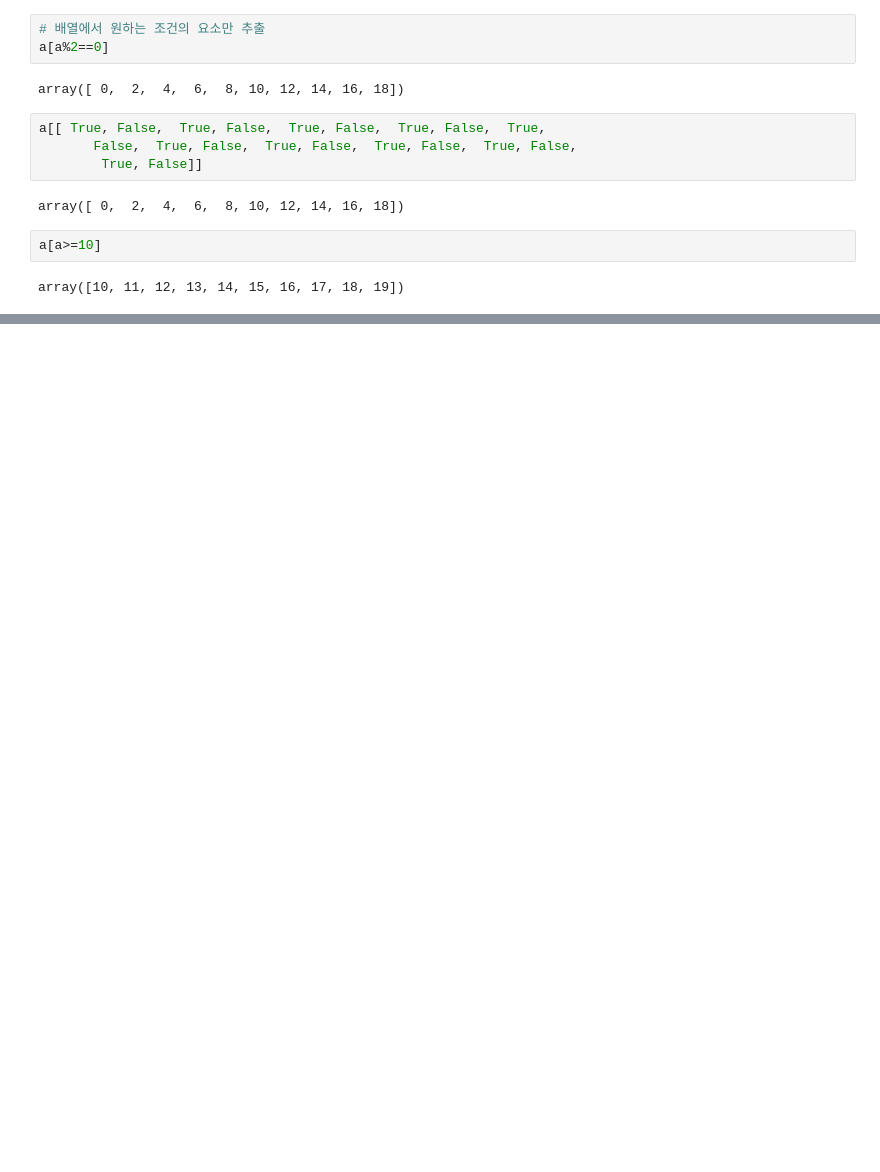
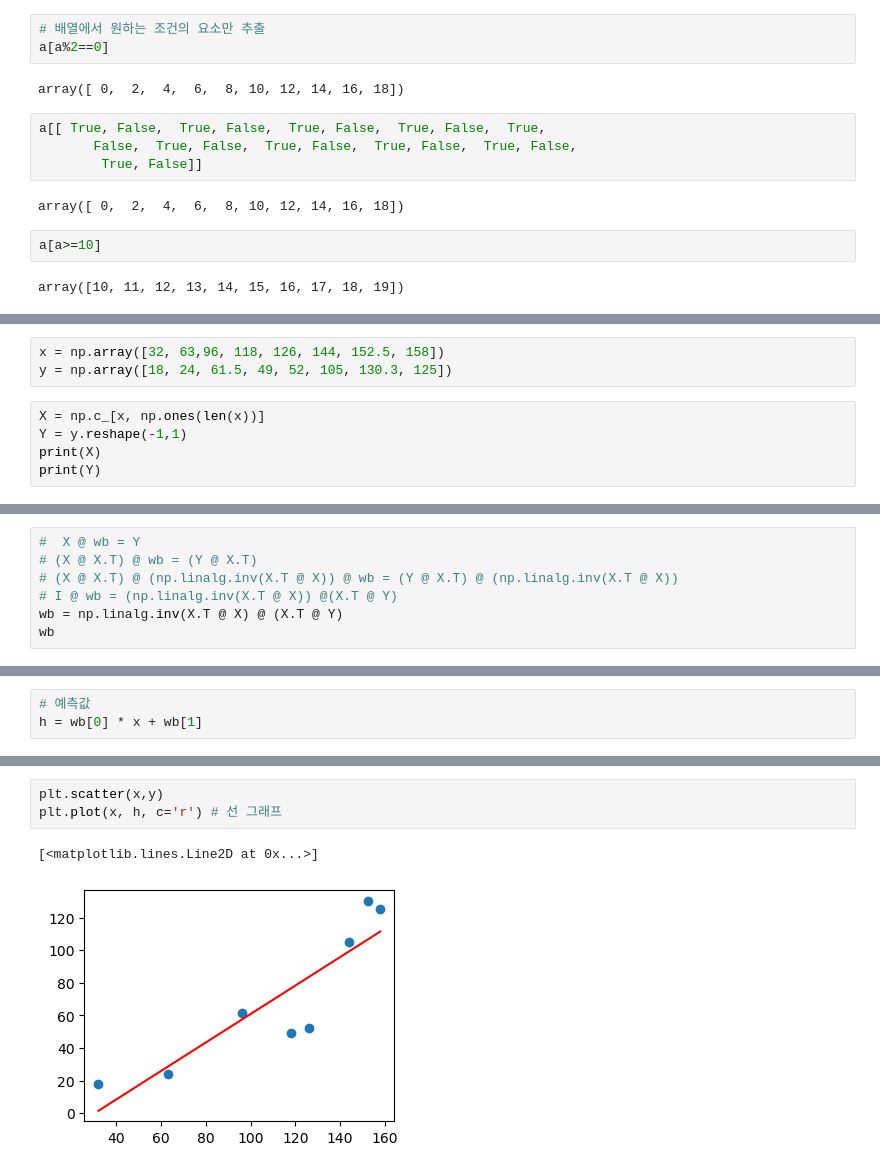
Before and after one commit to chjogit/ai, a Jupyter notebook: source/01_python/ch10_N차원 배열 다루기.ipynb, the cells around one changed output, grey strips where cells are left out. Cells and saved outputs as stored; diff of their text form; blank space fills up the shorter version.

```diff
--- a/source/01_python/ch10_N차원 배열 다루기.ipynb
+++ b/source/01_python/ch10_N차원 배열 다루기.ipynb
@@ -1624,0 +1749,8 @@ array([10, 11, 12, 13, 14, 15, 16, 17, 18, 19])
+# %%
+x = np.array([32, 63,96, 118, 126, 144, 152.5, 158])
+y = np.array([18, 24, 61.5, 49, 52, 105, 130.3, 125])
+# %%
+X = np.c_[x, np.ones(len(x))]
+Y = y.reshape(-1,1)
+print(X)
+print(Y)
@@ -1624,0 +1774,7 @@ array([10, 11, 12, 13, 14, 15, 16, 17, 18, 19])
+# %%
+#  X @ wb = Y
+# (X @ X.T) @ wb = (Y @ X.T)
+# (X @ X.T) @ (np.linalg.inv(X.T @ X)) @ wb = (Y @ X.T) @ (np.linalg.inv(X.T @ X))
+# I @ wb = (np.linalg.inv(X.T @ X)) @(X.T @ Y)
+wb = np.linalg.inv(X.T @ X) @ (X.T @ Y)
+wb
@@ -1624,0 +1784,3 @@ array([10, 11, 12, 13, 14, 15, 16, 17, 18, 19])
+# %%
+# 예측값
+h = wb[0] * x + wb[1]
@@ -1624,0 +1810,6 @@ array([10, 11, 12, 13, 14, 15, 16, 17, 18, 19])
+# %%
+plt.scatter(x,y)
+plt.plot(x, h, c='r') # 선 그래프
+# %% [output]
+[<matplotlib.lines.Line2D at 0x...>]
+[figure, added]
```
Also changed, not shown: parts of 52 cells of this notebook, 14 other files.
